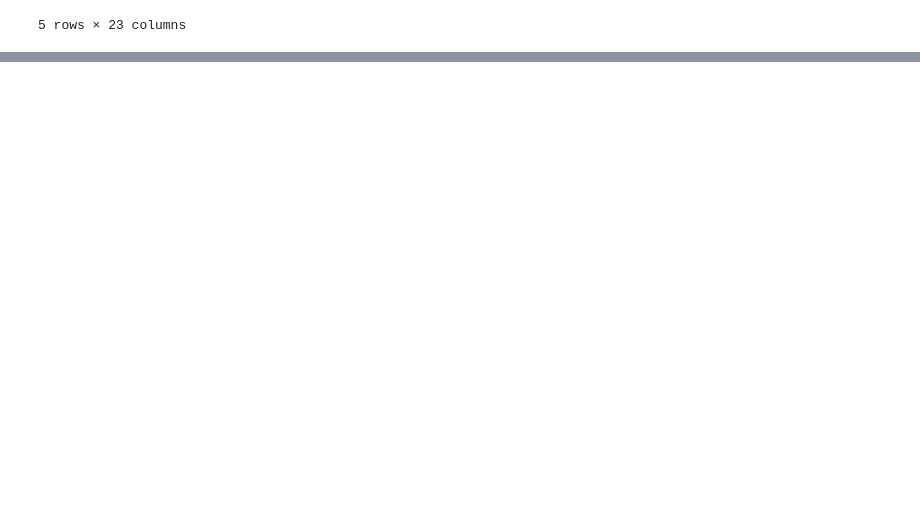
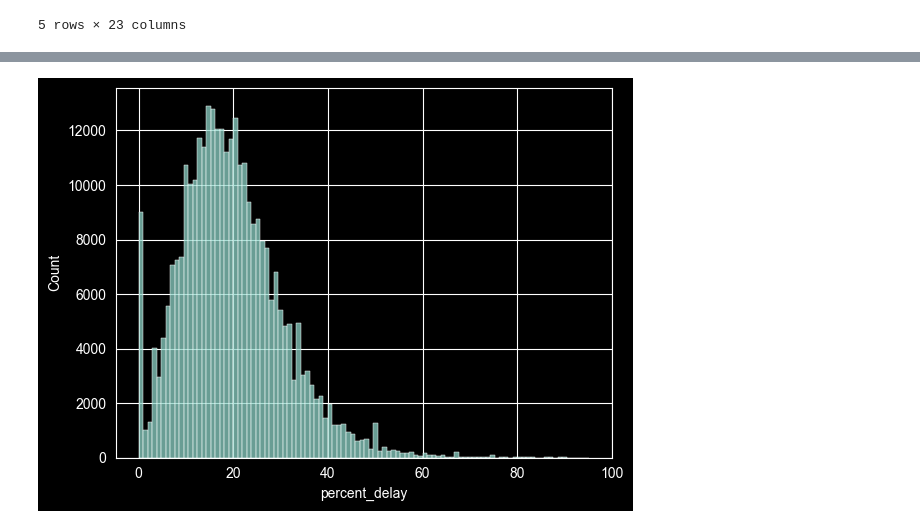
Before and after one commit to srlevine02-lab/FAU_Semester_Project, a Jupyter notebook: airline.ipynb, the cells around one changed output, grey strips where cells are left out. Saved outputs shown, nothing was run; the diff lists cells and outputs as text; code cells hidden in the pictures; blank space fills up the shorter version.

```diff
--- a/airline.ipynb
+++ b/airline.ipynb
@@ -150,6 +150,9 @@ df.head()
 | 3 | 2022 | 5 | 9E | Endeavor Air Inc. | AEX | Alexandria, LA: Alexandria Intern... | 88.0 | 14.0 | ... |
 | 4 | 2022 | 5 | 9E | Endeavor Air Inc. | AGS | Augusta, GA: Augusta Regional at ... | 181.0 | 19.0 | ... |
 5 rows × 23 columns
+# %%
+condition = df['percent_delay'] < 100
+df = df[condition]
 # %%
 df['carrier_name'].value_counts()
 # %% [output]
@@ -267,0 +279,6 @@ sns.boxplot(data= df_FL, x = 'percent_delay', hue='airport_code')
+# %%
+sns.histplot(data=df, x = 'percent_delay', bins = 100)
+plt.title('Histogram of percent of flights delayed per airport')
+plt.show()
+# %% [output]
+[figure, added]
```
Also changed, not shown: parts of 17 cells of this notebook.
